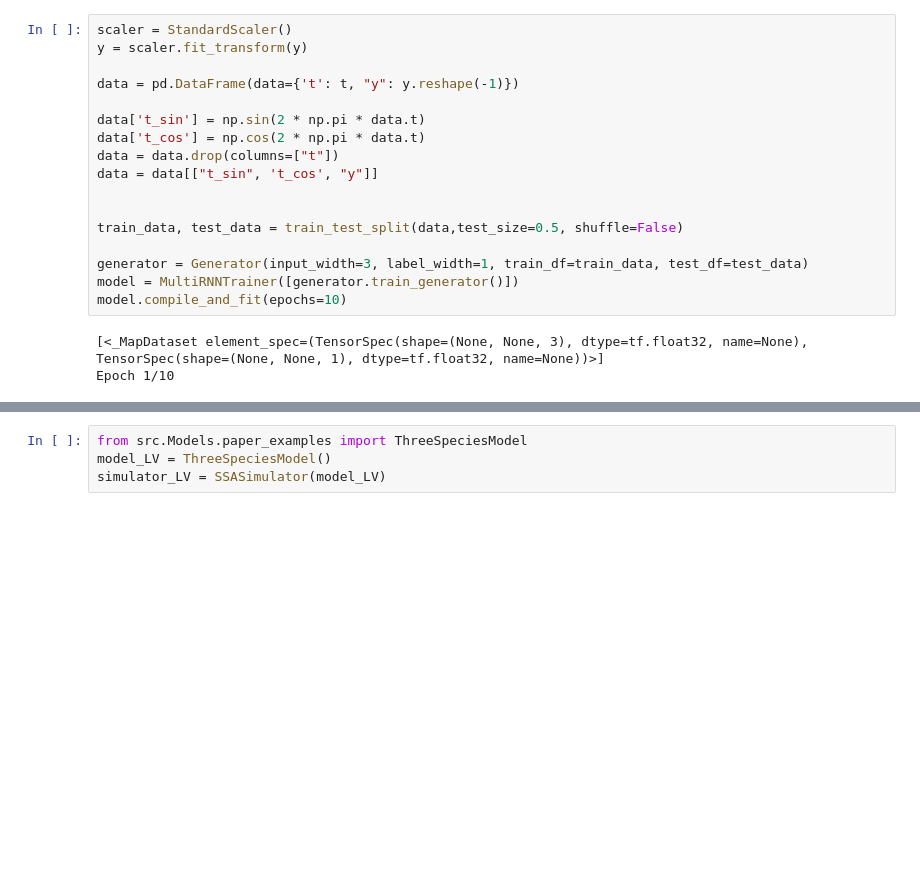
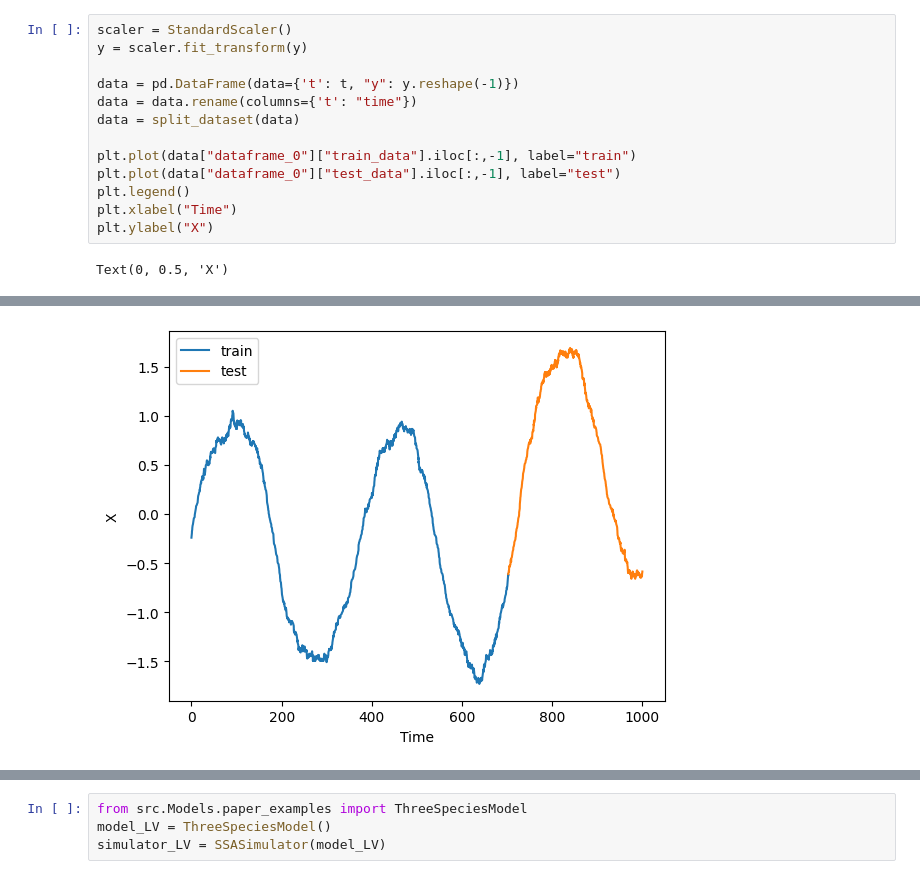
Before and after one commit to Mijan/NN-CTMC, a Jupyter notebook: Jupyter_notebooks/test_rnn_models.ipynb, the cells around one changed output, grey strips where cells are left out. Saved outputs shown, nothing was run; the diff lists cells and outputs as text; blank space fills up the shorter version.

```diff
--- a/Jupyter_notebooks/test_rnn_models.ipynb
+++ b/Jupyter_notebooks/test_rnn_models.ipynb
@@ -33,18 +32,13 @@ scaler = StandardScaler()
 y = scaler.fit_transform(y)
 
 data = pd.DataFrame(data={'t': t, "y": y.reshape(-1)})
+data = data.rename(columns={'t': "time"})
+data = split_dataset(data)
 
-data['t_sin'] = np.sin(2 * np.pi * data.t)
-data['t_cos'] = np.cos(2 * np.pi * data.t)
-data = data.drop(columns=["t"])
-data = data[["t_sin", 't_cos', "y"]]
-
-
-train_data, test_data = train_test_split(data,test_size=0.5, shuffle=False)
-
-generator = Generator(input_width=3, label_width=1, train_df=train_data, test_df=test_data)
-model = MultiRNNTrainer([generator.train_generator()])
-model.compile_and_fit(epochs=10)
+plt.plot(data["dataframe_0"]["train_data"].iloc[:,-1], label="train")
+plt.plot(data["dataframe_0"]["test_data"].iloc[:,-1], label="test")
+plt.legend()
+plt.xlabel("Time")
+plt.ylabel("X")
 # %% [output]
-[<_MapDataset element_spec=(TensorSpec(shape=(None, None, 3), dtype=tf.float32, name=None), TensorSpec(shape=(None, None, 1), dtype=tf.float32, name=None))>]
-Epoch 1/10
+Text(0, 0.5, 'X')
@@ -76,0 +45 @@ Epoch 10/10
+[figure, added]
```
Also changed, not shown: parts of 21 cells of this notebook, 1 other file.
